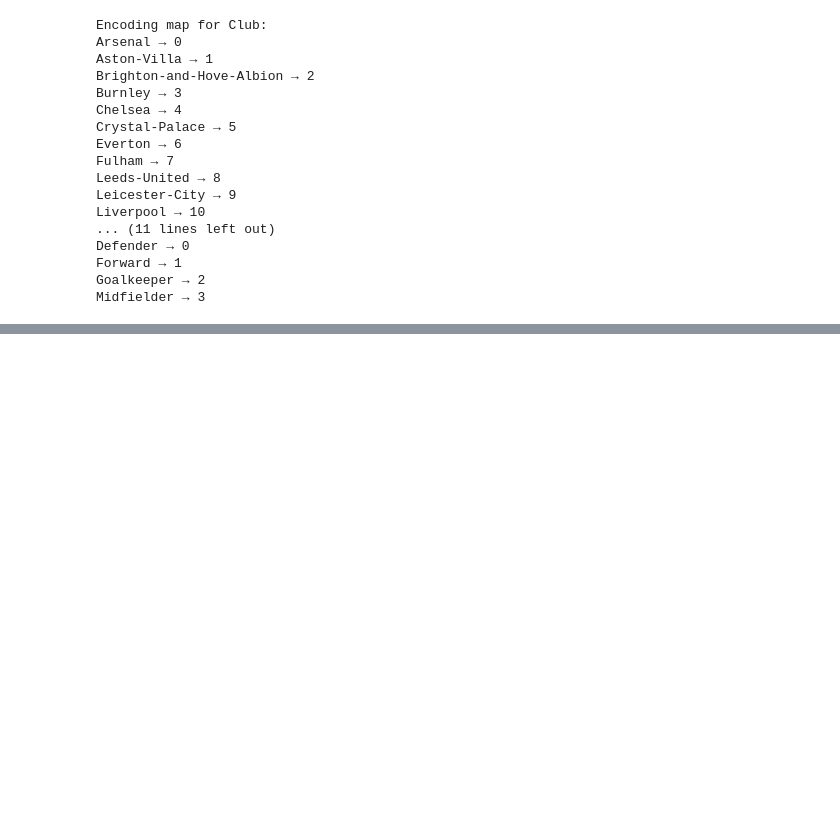
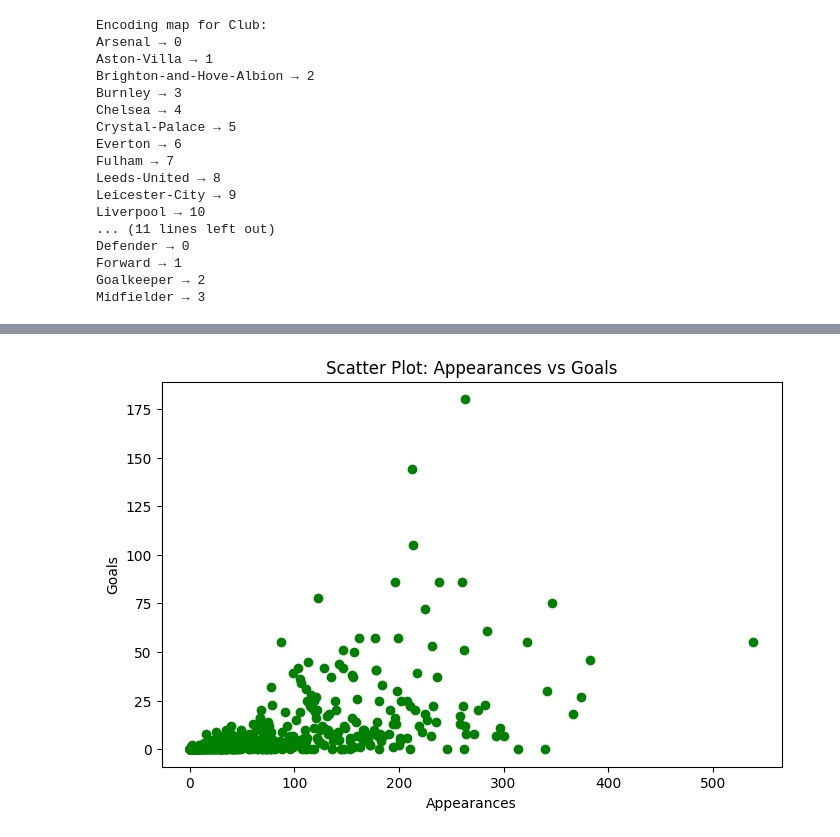
Before and after one commit to springboardmentor1979b-cmyk/ScoreSight---Predicting-EPL-Points-Tally-Top-Scorer, a Jupyter notebook: HitanshuEPLPrediction.ipynb, the cells around one changed output, grey strips where cells are left out. Saved outputs shown, nothing was run; the diff lists cells and outputs as text; code cells hidden in the pictures; blank space fills up the shorter version.

```diff
--- a/HitanshuEPLPrediction.ipynb
+++ b/HitanshuEPLPrediction.ipynb
@@ -294,0 +315,11 @@ Midfielder → 3
+# %%
+
+# 2️ Scatter: Appearances vs Goals
+plt.figure(figsize=(8,5))
+plt.scatter(df['Appearances'], df['Goals'], color='green')
+plt.title('Scatter Plot: Appearances vs Goals')
+plt.xlabel('Appearances')
+plt.ylabel('Goals')
+plt.show()
+# %% [output]
+[figure, added]
```
Also changed, not shown: parts of 14 cells of this notebook.
